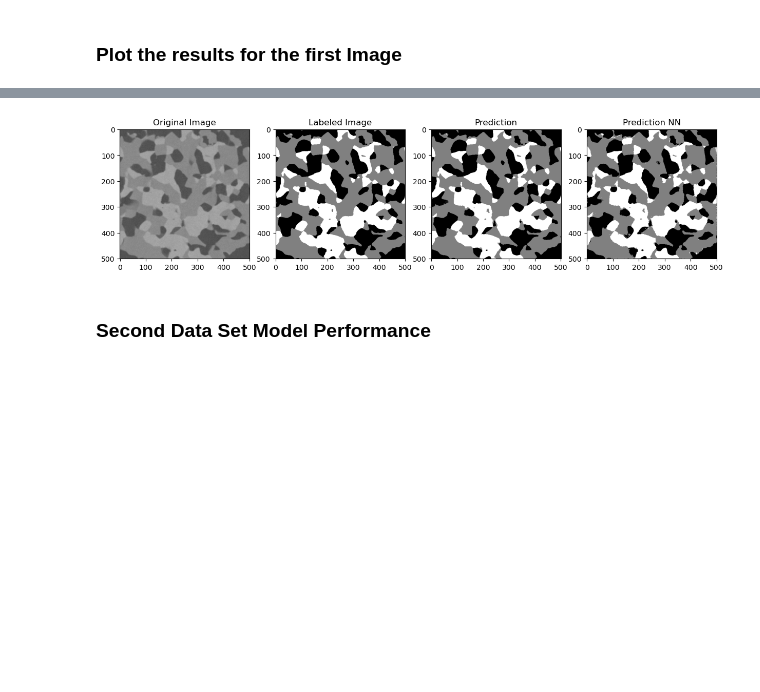
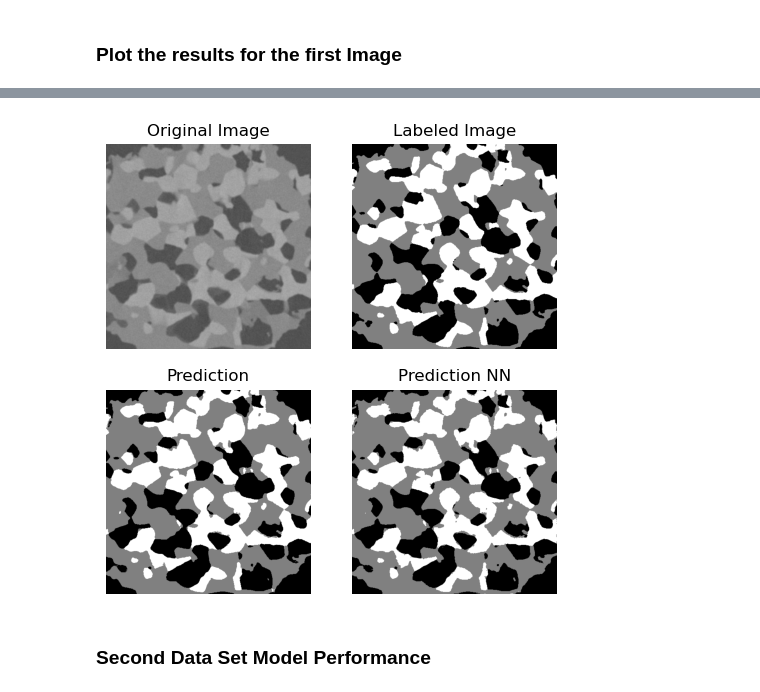
Before and after one commit to davidschep/xray-segmentation, a Jupyter notebook: VGG16ModelCreation.ipynb, the cells around one changed output, grey strips where cells are left out. Drawn from its saved outputs; the diff is of its cells as text; code cells hidden in the pictures; blank space fills up the shorter version.

```diff
--- a/VGG16ModelCreation.ipynb
+++ b/VGG16ModelCreation.ipynb
@@ -235,10 +241,15 @@ def extract_label_data(dirname, size):
         train_masks.append(img)
 
     return np.array(train_masks)
-def split_data_set_gray_scale(dirname_data, dirname_label, test_size, picture_size):
+def split_data_set_gray_scale(dirname_data, dirname_label, test_size, picture_size, number_of_data = 500):
 
-    X_train, X_temp, y_train, y_temp = train_test_split(extract_raw_data(dirname_data,picture_size), extract_label_data(dirname_label,picture_size), test_size=test_size, random_state=42)
-    X_test, X_val, y_test, y_val = train_test_split(X_temp, y_temp, test_size=0.947, random_state=42)
+    if number_of_data < 50:
+            X_train, X_test, y_train, y_test = train_test_split(extract_raw_data(dirname_data,picture_size), extract_label_data(dirname_label,picture_size), test_size=test_size, random_state=42)
+            return X_train, X_test, y_train, y_test
+
+    else:
+        X_train, X_temp, y_train, y_temp = train_test_split(extract_raw_data(dirname_data,picture_size), extract_label_data(dirname_label,picture_size), test_size=test_size, random_state=42)
+        X_test, X_val, y_test, y_val = train_test_split(X_temp, y_temp, test_size=0.5, random_state=42)
 
     #X_train, X_test, y_train, y_test = train_test_split(extract_raw_data(dirname_data,picture_size), extract_label_data(dirname_label,picture_size), test_size=test_size, random_state=42)
 
@@ -281,6 +292,7 @@ def plot_VGG_features(features):
             ax.set_yticks([])
             plt.imshow(features[0,:,:,ix-1], cmap='gray')
             ix +=1
+    plt.suptitle('Feature Extraction VGG Dataset 1', fontsize=20, y=0.92)  # Add a title to the figure
     plt.show()
 # %% [markdown]
 <h3>Get features with VGG Net Pretrained weights and plot the features</h3>
@@ -346,7 +358,8 @@ train_simple_nn(300, X_for_training, Y_for_training, 'NN_Model_VGG_Features_V06'
 path = './Models/model_XGBoost.sav'
 loaded_model_XGB = pickle.load(open(path, 'rb'))
 #Load NN Model
-model_NN = SimpleNN()  # Replace with your actual model architecture
+number_of_output_classes = 3
+model_NN = SimpleNN(number_of_output_classes)  # Replace with your actual model architecture
 sample_input = tf.random.normal([1, 64])  # Replace 'input_shape' with the shape of your model input
 model_NN(sample_input)
 # Load the weights
@@ -433,33 +446,39 @@ prediction_image_NN = predicted_classes.reshape((501, 501))
 # %%
 #Plot the different Images
 
 
-plt.figure(figsize=(15, 5))  # Increase the figure size for better visibility
+plt.figure(figsize=(5, 5))  # Increase the figure size for better visibility
 
 # Plot the original image
-plt.subplot(1, 4, 1)  # 1 row, 3 columns, first subplot
+plt.subplot(2, 2, 1)  # 1 row, 3 columns, first subplot
 plt.imshow(original_image, cmap='gray')
 plt.title('Original Image')
+plt.axis('off')
 
 # Plot the labeled image
-plt.subplot(1, 4, 2)  # 1 row, 3 columns, second subplot
+plt.subplot(2, 2, 2)  # 1 row, 3 columns, second subplot
 plt.imshow(labeled_images, cmap='gray')  # You might not need cmap='gray' if it's a color label image
 plt.title('Labeled Image')
+plt.axis('off')
 
 # Plot the prediction image
-plt.subplot(1, 4, 3)  # 1 row, 3 columns, third subplot
+plt.subplot(2, 2, 3)  # 1 row, 3 columns, third subplot
 plt.imshow(prediction_image, cmap='gray')
 plt.title('Prediction')
-
+plt.axis('off')
 # Plot the prediction image
-plt.subplot(1, 4, 4)  # 1 row, 3 columns, third subplot
+plt.subplot(2, 2, 4)  # 1 row, 3 columns, third subplot
 plt.imshow(prediction_image_NN, cmap='gray')
 plt.title('Prediction NN')
+plt.axis('off')
+plt.tight_layout()
+
+plt.subplots_adjust(wspace=0.1, hspace=0.2)  # Adjust wspace and hspace as needed
 
 # Show the plot
 plt.show()
 # %% [output]
-[figure, old version]
+[figure, new version]
 # %% [markdown]
 <h3>Second Data Set Model Performance</h3>
 # %%
```
Also changed, not shown: parts of 12 cells of this notebook.
